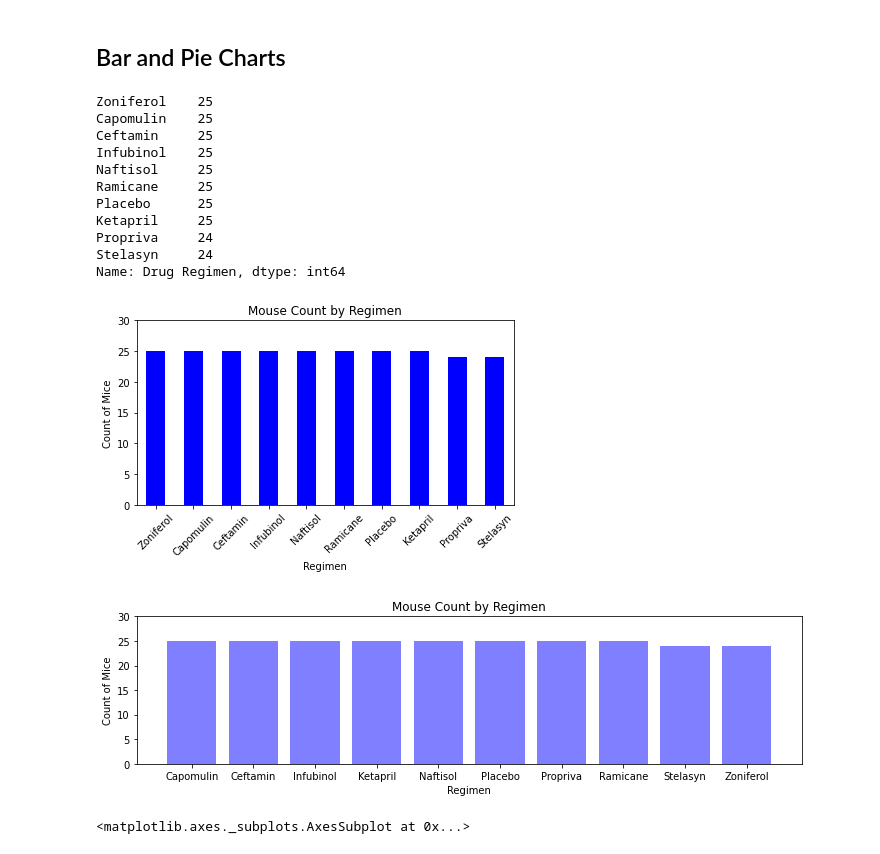
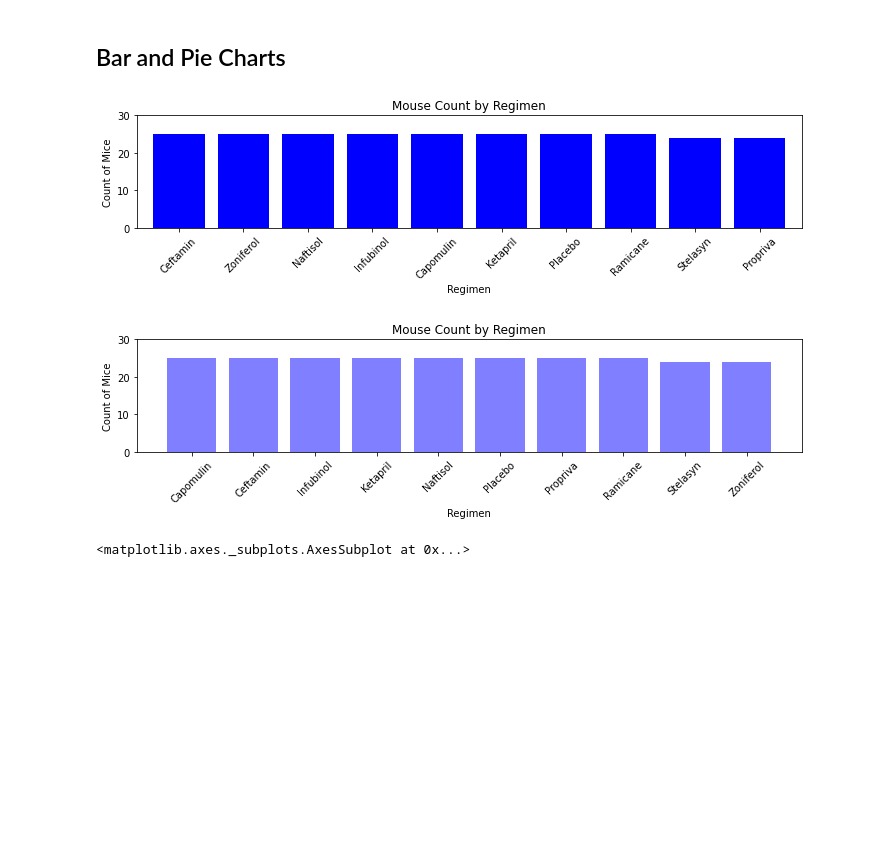
Before and after one commit to Leonardo-Urrutia/matplotlib-challenge, a Jupyter notebook: pymaceuticals.ipynb, the cells around one changed output. Cells and saved outputs as stored; diff of their text form; code cells hidden in the pictures; blank space fills up the shorter version.

Commit message:
Completed analyses and cleaned up formatting in plots.

```diff
--- a/pymaceuticals.ipynb
+++ b/pymaceuticals.ipynb
@@ -121,40 +129,30 @@ tumorVolumeStats
 # %%
 # Generate a bar plot showing the total number of unique mice tested on each drug regimen using pandas.
 uniqueMice_df = cleaned_df.drop_duplicates(subset="Mouse ID", keep="first")
 drugRegimenCount = uniqueMice_df["Drug Regimen"].value_counts()
-drugRegimenCount.plot(kind="bar", facecolor="blue", rot=45)
+plt.figure(figsize=(10,3))
+drugRegimenCount.plot(kind="bar", facecolor="blue", rot=45, width=.8)
 plt.title("Mouse Count by Regimen")
 plt.xlabel("Regimen")
 plt.ylabel("Count of Mice")
 plt.tight_layout()
 plt.ylim(0,30)
 plt.tight_layout()
-drugRegimenCount
 # %% [output]
-Zoniferol    25
-Capomulin    25
-Ceftamin     25
-Infubinol    25
-Naftisol     25
-Ramicane     25
-Placebo      25
-Ketapril     25
-Propriva     24
-Stelasyn     24
-Name: Drug Regimen, dtype: int64
-[figure, old version]
+[figure, new version]
 # %%
 # Generate a bar plot showing the total number of unique mice tested on each drug regimen using pyplot.
 drugRegimenList = tumorVolumeStats.index
 plt.figure(figsize=(10,3))
 plt.bar(x=drugRegimenList, height=drugRegimenCount, color='blue', alpha=0.5, align="center")
 plt.title("Mouse Count by Regimen")
+plt.xticks(rotation=45)
 plt.xlabel("Regimen")
 plt.ylabel("Count of Mice")
 plt.ylim(0,30)
 plt.tight_layout()
 # %% [output]
-[figure, old version]
+[figure, new version]
 # %%
 # Generate a pie plot showing the distribution of female versus male mice using pandas
 mouseGender = uniqueMice_df["Sex"].value_counts()
```
Also changed, not shown: parts of 7 cells of this notebook, 1 other file.
